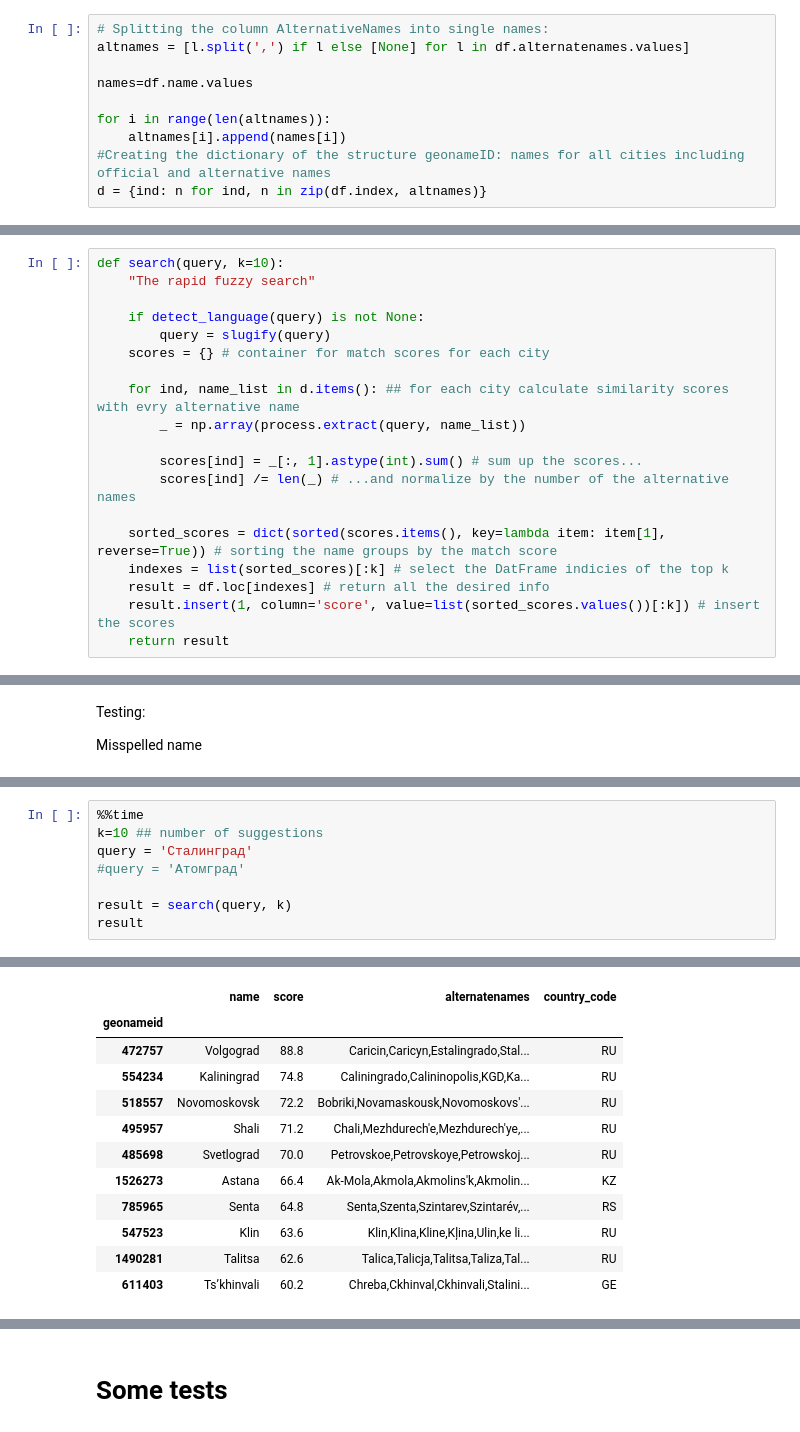
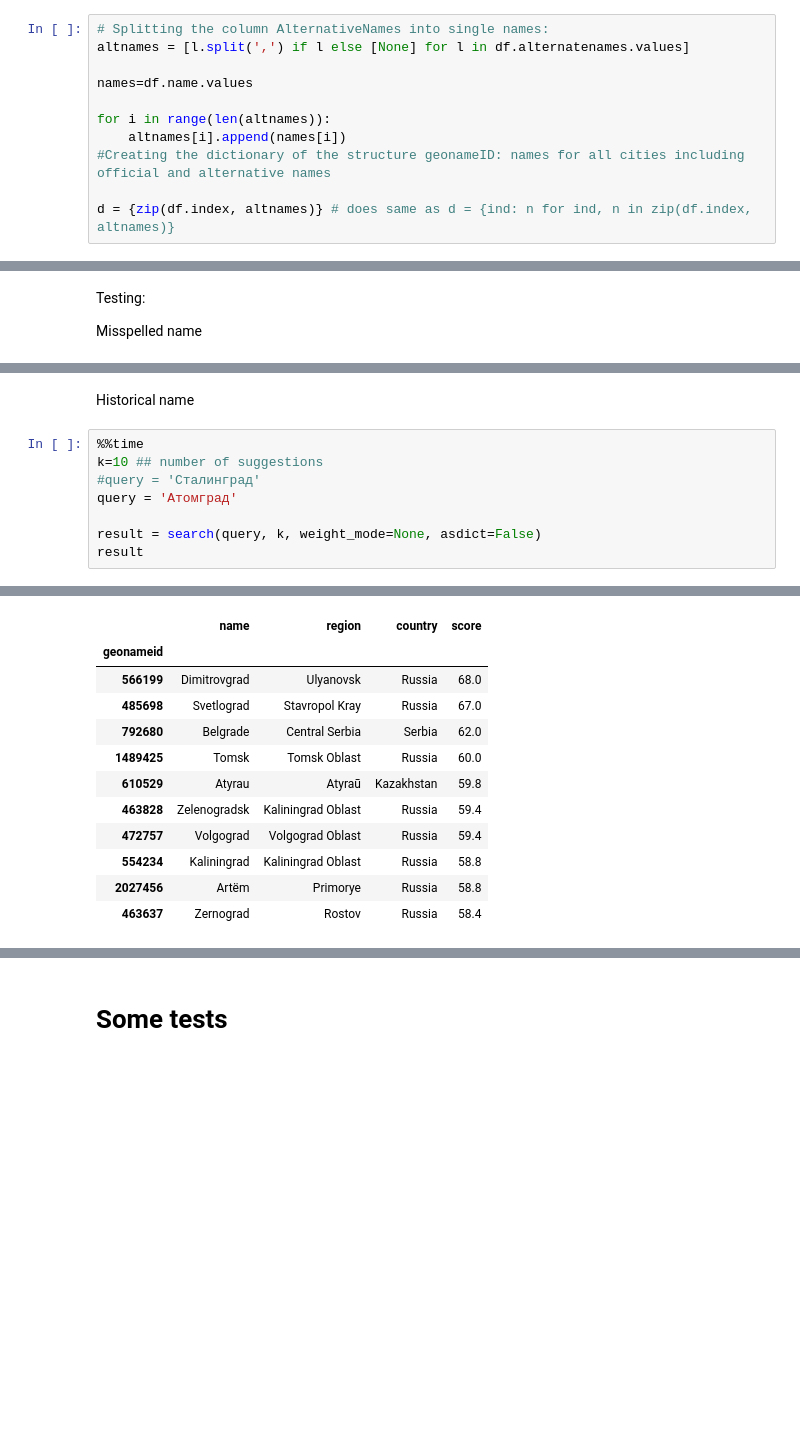
Before and after one commit to eburakova/geoname_matching, a Jupyter notebook: main.ipynb, the cells around one changed output, grey strips where cells are left out. Saved outputs shown, nothing was run; the diff lists cells and outputs as text; blank space fills up the shorter version.

```diff
--- a/main.ipynb
+++ b/main.ipynb
@@ -542,5 +542,6 @@ names=df.name.values
 for i in range(len(altnames)):
     altnames[i].append(names[i])
 #Creating the dictionary of the structure geonameID: names for all cities including official and alternative names
-d = {ind: n for ind, n in zip(df.index, altnames)}
+
+d = {zip(df.index, altnames)} # does same as d = {ind: n for ind, n in zip(df.index, altnames)}
 # %% [markdown]
@@ -548,19 +548,0 @@ Writing the first function
-# %%
-def search(query, k=10):
-    "The rapid fuzzy search"
-
-    if detect_language(query) is not None:
-        query = slugify(query)
-    scores = {} # container for match scores for each city
-
-    for ind, name_list in d.items(): ## for each city calculate similarity scores with evry alternative name
-        _ = np.array(process.extract(query, name_list))
-
-        scores[ind] = _[:, 1].astype(int).sum() # sum up the scores...
-        scores[ind] /= len(_) # ...and normalize by the number of the alternative names
-
-    sorted_scores = dict(sorted(scores.items(), key=lambda item: item[1], reverse=True)) # sorting the name groups by the match score
-    indexes = list(sorted_scores)[:k] # select the DatFrame indicies of the top k
-    result = df.loc[indexes] # return all the desired info
-    result.insert(1, column='score', value=list(sorted_scores.values())[:k]) # insert the scores
-    return result
@@ -597,9 +632,11 @@ Wall time: 270 ms
+# %% [markdown]
+Historical name
 # %%
 %%time
 k=10 ## number of suggestions
-query = 'Сталинград'
-#query = 'Атомград'
+#query = 'Сталинград'
+query = 'Атомград'
 
-result = search(query, k)
+result = search(query, k, weight_mode=None, asdict=False)
 result
 # %% [output]
@@ -608,12 +645,12 @@ Wall time: 237 ms
-|  | name | score | alternatenames | country_code |
+|  | name | region | country | score |
 | geonameid |  |  |  |  |
-| 472757 | Volgograd | 88.8 | Caricin,Caricyn,Estalingrado,Stal... | RU |
-| 554234 | Kaliningrad | 74.8 | Caliningrado,Calininopolis,KGD,Ka... | RU |
-| 518557 | Novomoskovsk | 72.2 | Bobriki,Novamaskousk,Novomoskovs'... | RU |
-| 495957 | Shali | 71.2 | Chali,Mezhdurech'e,Mezhdurech'ye,... | RU |
-| 485698 | Svetlograd | 70.0 | Petrovskoe,Petrovskoye,Petrowskoj... | RU |
-| 1526273 | Astana | 66.4 | Ak-Mola,Akmola,Akmolins'k,Akmolin... | KZ |
-| 785965 | Senta | 64.8 | Senta,Szenta,Szintarev,Szintarév,... | RS |
-| 547523 | Klin | 63.6 | Klin,Klina,Kline,Kļina,Ulin,ke li... | RU |
-| 1490281 | Talitsa | 62.6 | Talica,Talicja,Talitsa,Taliza,Tal... | RU |
-| 611403 | Ts’khinvali | 60.2 | Chreba,Ckhinval,Ckhinvali,Stalini... | GE |
+| 566199 | Dimitrovgrad | Ulyanovsk | Russia | 68.0 |
+| 485698 | Svetlograd | Stavropol Kray | Russia | 67.0 |
+| 792680 | Belgrade | Central Serbia | Serbia | 62.0 |
+| 1489425 | Tomsk | Tomsk Oblast | Russia | 60.0 |
+| 610529 | Atyrau | Atyraū | Kazakhstan | 59.8 |
+| 463828 | Zelenogradsk | Kaliningrad Oblast | Russia | 59.4 |
+| 472757 | Volgograd | Volgograd Oblast | Russia | 59.4 |
+| 554234 | Kaliningrad | Kaliningrad Oblast | Russia | 58.8 |
+| 2027456 | Artëm | Primorye | Russia | 58.8 |
+| 463637 | Zernograd | Rostov | Russia | 58.4 |
```
Also changed, not shown: parts of 60 cells of this notebook, 1 other file.
